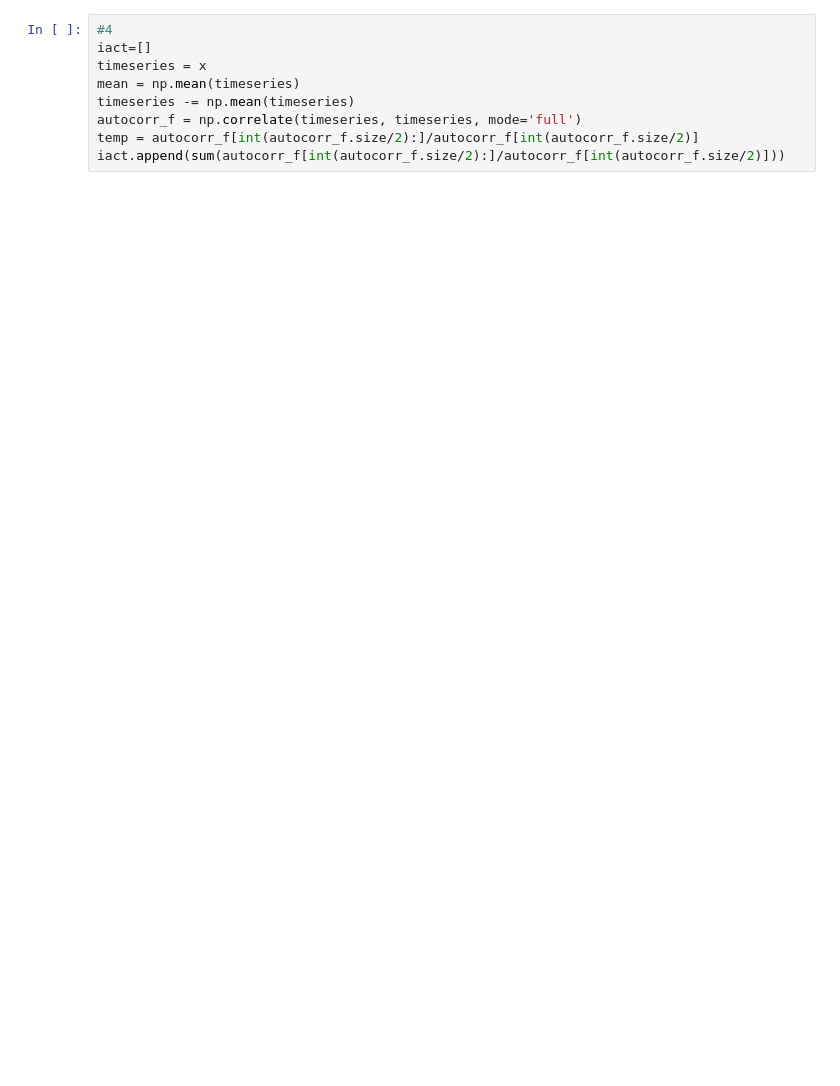
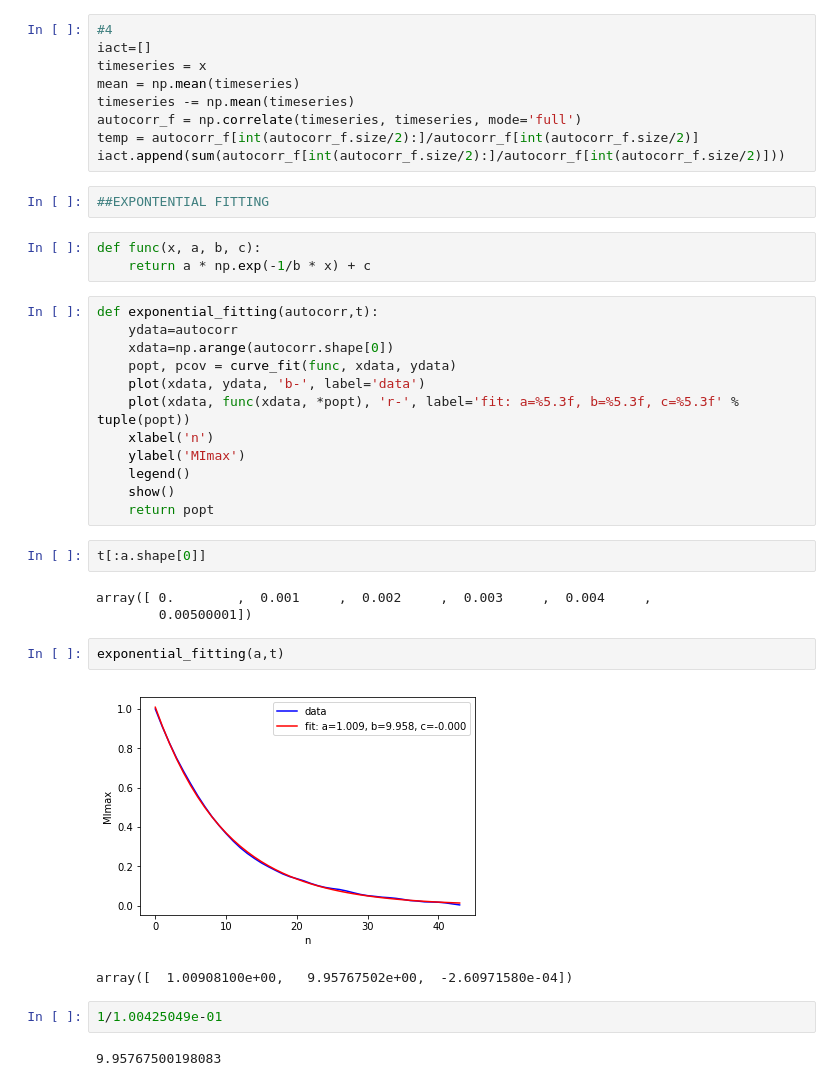
Before and after one commit to carfuentes/notebooks-tests, a Jupyter notebook: Colored-noise.ipynb, the cells around one changed output. Saved outputs shown, nothing was run; the diff lists cells and outputs as text; blank space fills up the shorter version.

Commit message:
Exponential fitting done

```diff
--- a/Colored-noise.ipynb
+++ b/Colored-noise.ipynb
@@ -123,3 +129,34 @@ timeseries -= np.mean(timeseries)
 autocorr_f = np.correlate(timeseries, timeseries, mode='full')
 temp = autocorr_f[int(autocorr_f.size/2):]/autocorr_f[int(autocorr_f.size/2)]
 iact.append(sum(autocorr_f[int(autocorr_f.size/2):]/autocorr_f[int(autocorr_f.size/2)]))
+# %%
+##EXPONTENTIAL FITTING
+# %%
+def func(x, a, b, c):
+    return a * np.exp(-1/b * x) + c
+# %%
+def exponential_fitting(autocorr,t):
+    ydata=autocorr
+    xdata=np.arange(autocorr.shape[0])
+    popt, pcov = curve_fit(func, xdata, ydata)
+    plot(xdata, ydata, 'b-', label='data')
+    plot(xdata, func(xdata, *popt), 'r-', label='fit: a=%5.3f, b=%5.3f, c=%5.3f' % tuple(popt))
+    xlabel('n')
+    ylabel('MImax')
+    legend()
+    show()
+    return popt
+# %%
+t[:a.shape[0]]
+# %% [output]
+array([ 0.        ,  0.001     ,  0.002     ,  0.003     ,  0.004     ,
+        0.00500001])
+# %%
+exponential_fitting(a,t)
+# %% [output]
+[figure, added]
+array([  1.00908100e+00,   9.95767502e+00,  -2.60971580e-04])
+# %%
+1/1.00425049e-01
+# %% [output]
+9.95767500198083
```
Also changed, not shown: parts of 12 cells of this notebook, 2 other files.
